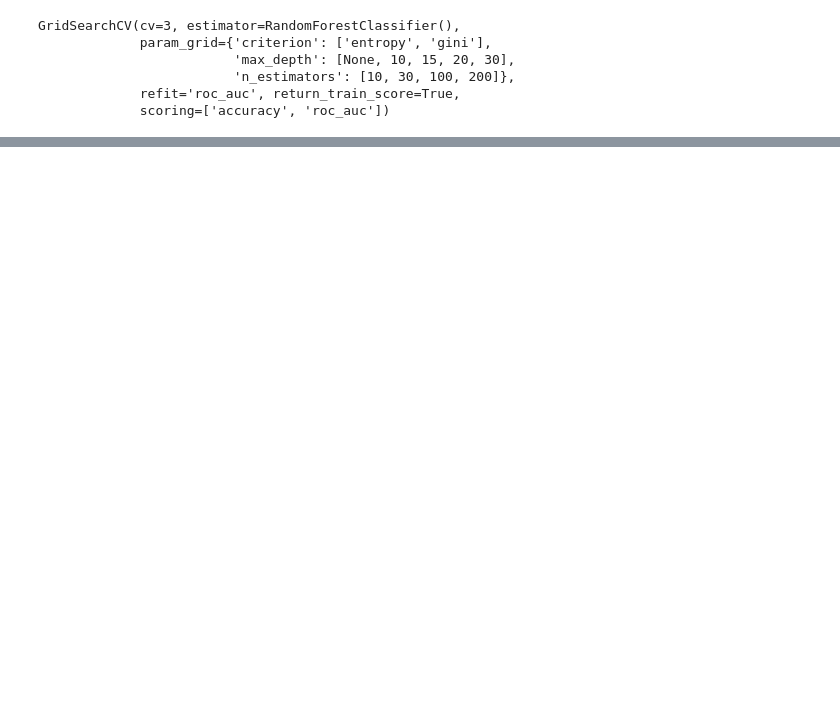
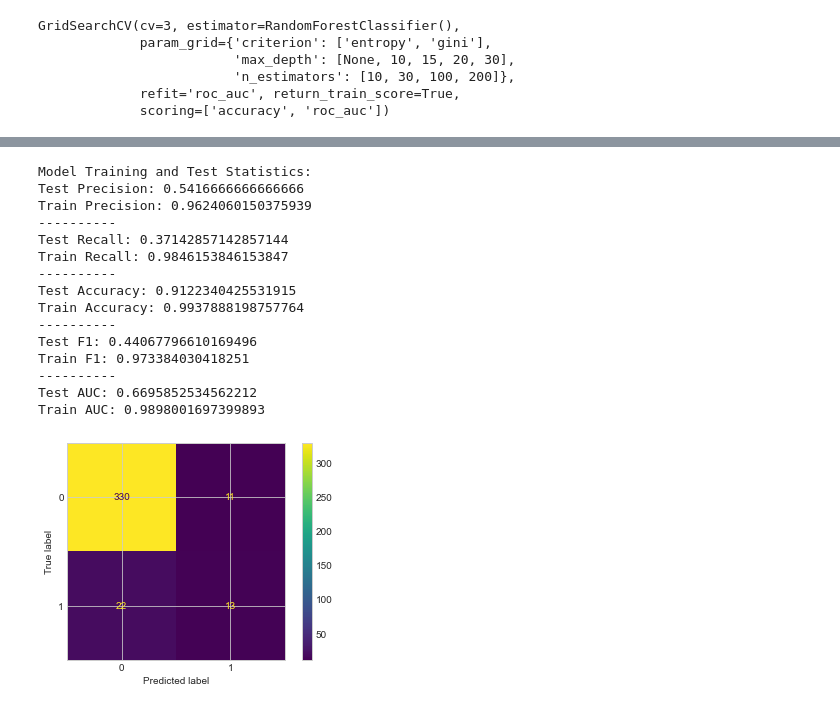
Before and after one commit to Davidkeebler/Credit_Card_Approvals_and_Denials_Prediction, a Jupyter notebook: Untitled.ipynb, the cells around one changed output, grey strips where cells are left out. Saved outputs shown, nothing was run; the diff lists cells and outputs as text; code cells hidden in the pictures; blank space fills up the shorter version.

```diff
--- a/Untitled.ipynb
+++ b/Untitled.ipynb
@@ -820,0 +813,21 @@ ax3.legend()
+# %%
+random_forest09 = RandomForestClassifier(criterion='gini', max_depth=20, n_estimators=200)
+random_forest09.fit(X_train_09, y_train_09)
+model_eval_tree(random_forest09, X_train, X_test, y_train, y_test)
+# %% [output]
+Model Training and Test Statistics:
+Test Precision: 0.5416666666666666
+Train Precision: 0.9624060150375939
+----------
+Test Recall: 0.37142857142857144
+Train Recall: 0.9846153846153847
+----------
+Test Accuracy: 0.9122340425531915
+Train Accuracy: 0.9937888198757764
+----------
+Test F1: 0.44067796610169496
+Train F1: 0.973384030418251
+----------
+Test AUC: 0.6695852534562212
+Train AUC: 0.9898001697399893
+[figure, added]
```
Also changed, not shown: parts of 22 cells of this notebook.
